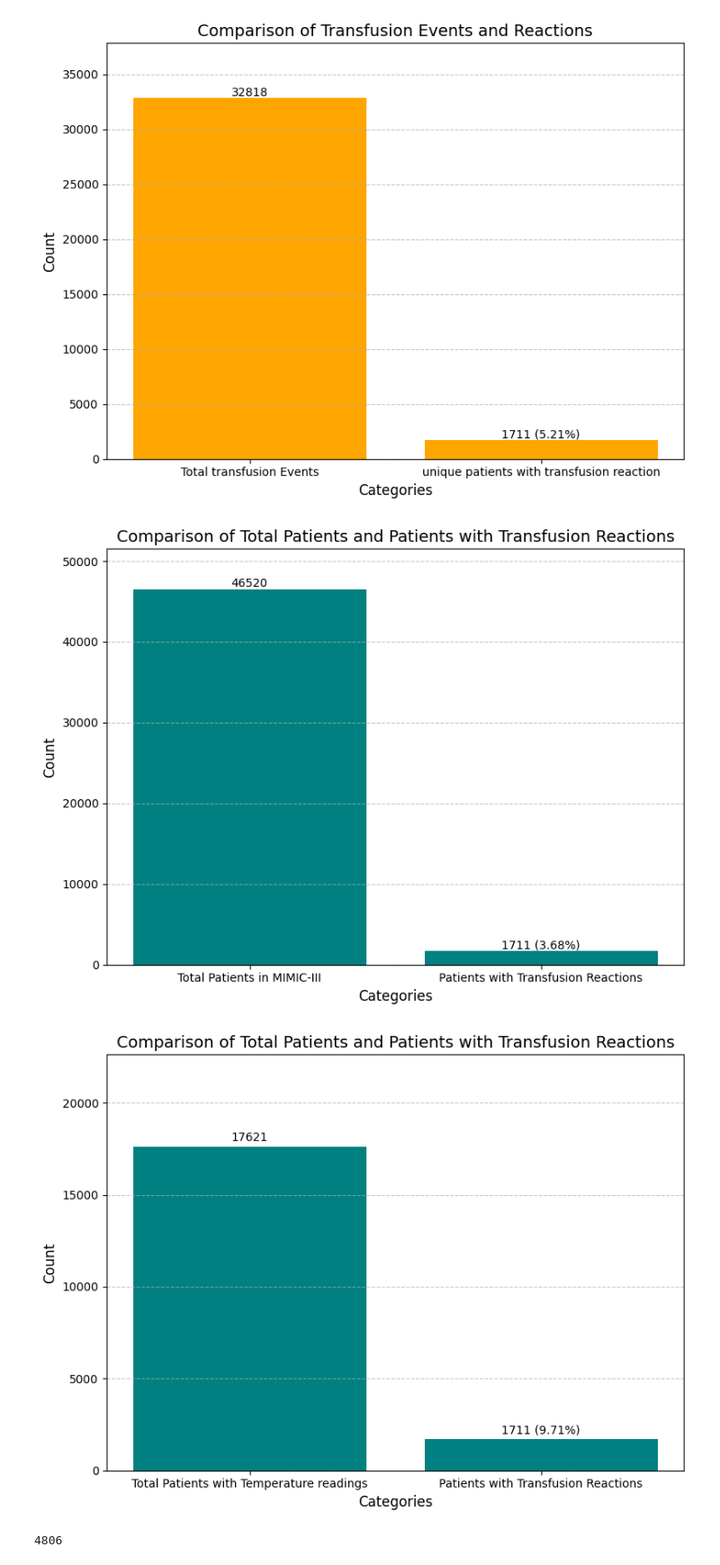
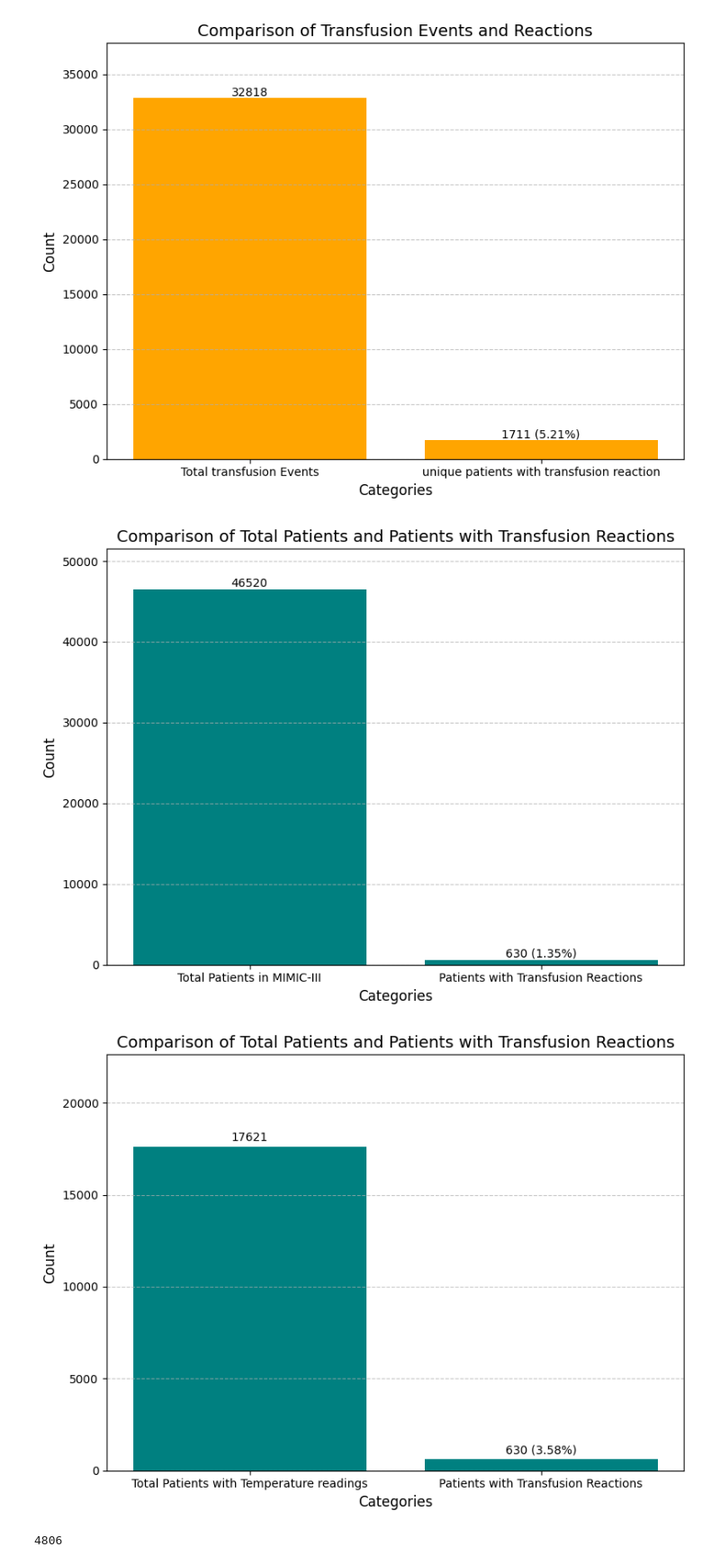
Before and after one commit to kmorhun/tranfusion-reactions, a Jupyter notebook: FNHTR/fnhtr_combined.ipynb, the cells around one changed output. Shown at 90% size. Cells and saved outputs as stored; diff of their text form; code cells hidden in the pictures.

```diff
--- a/FNHTR/fnhtr_combined.ipynb
+++ b/FNHTR/fnhtr_combined.ipynb
@@ -162,6 +134,6 @@ combined_result
 # %%
 # Remove duplicates based on 'linkorderid'
-unique_tranfusions = combined_result.drop_duplicates(subset='linkorderid')
+unique_tranfusions_reactions = combined_result.drop_duplicates(subset='linkorderid')
 
 # Display the resulting dataframe
-unique_tranfusions
+unique_tranfusions_reactions = len(unique_tranfusions_reactions)
@@ -184,4 +142,4 @@ unique_tranfusions
 unique_patients = combined_result.drop_duplicates(subset='subject_id')
 
 # Display the resulting dataframe
-unique_patients
+unique_patients = len(unique_patients)
@@ -203,8 +147,8 @@ unique_patients
 import matplotlib.pyplot as plt
 
 # Data
-values = [32818, 5450, 762, 4806]
-categories = ['Total Transfusion Events', 'Reactions', 'Chills/Rigor', 'High Temperature']  # Define the categories
+values = [32818, unique_tranfusions_reactions, unique_tranfusions_rection_counts_from_symps, unique_tranfusions_rection_counts_from_temp]
+categories = ['Total Transfusion Events', 'Transfusion Reactions', 'Chills/Rigor', 'Fever']  # Define the categories
 
 # Calculate the percentages
 percent_reactions_1 = (values[1] / values[0]) * 100
@@ -264,7 +208,7 @@ plt.show()
 # %%
 # Updated data with patient counts
 categories = ['Total Patients in MIMIC-III', 'Patients with Transfusion Reactions']
-values = [46520, 1711]
+values = [46520, unique_patients]
 
 # Visualization
 plt.figure(figsize=(8, 6))
@@ -286,35 +230,35 @@ for i, v in enumerate(values):
 plt.tight_layout()
 plt.show()
 # %% [output]
-[figure, old version]
+[figure, new version]
 # %%
 
 
 # Updated data with patient counts
 categories = ['Total Patients with Temperature readings', 'Patients with Transfusion Reactions']
-values = [17621, 1711]
+values = [17621, unique_patients]
 
 # Visualization
 plt.figure(figsize=(8, 6))
 bars = plt.bar(categories, values, color='teal')
 plt.title('Comparison of Total Patients and Patients with Transfusion Reactions', fontsize=14)
 plt.ylabel('Count', fontsize=12)
 plt.xlabel('Categories', fontsize=12)
 plt.ylim(0, max(values) + 5000)  # Adding space above the highest value
 plt.grid(axis='y', linestyle='--', alpha=0.7)
 
 # Add values and percentages on top of the bars
 percent_reactions_patients = (values[1] / values[0]) * 100
 for i, v in enumerate(values):
     if i == 1:  # Add percentage for patients with reactions
         plt.text(i, v + 300, f"{v} ({percent_reactions_patients:.2f}%)", ha='center', fontsize=10)
     else:
         plt.text(i, v + 300, str(v), ha='center', fontsize=10)
 
 plt.tight_layout()
 plt.show()
 # %% [output]
-[figure, old version]
+[figure, new version]
 # %%
 # %% [output]
 4806
```
Also changed, not shown: parts of 9 cells of this notebook, 1 other file.
